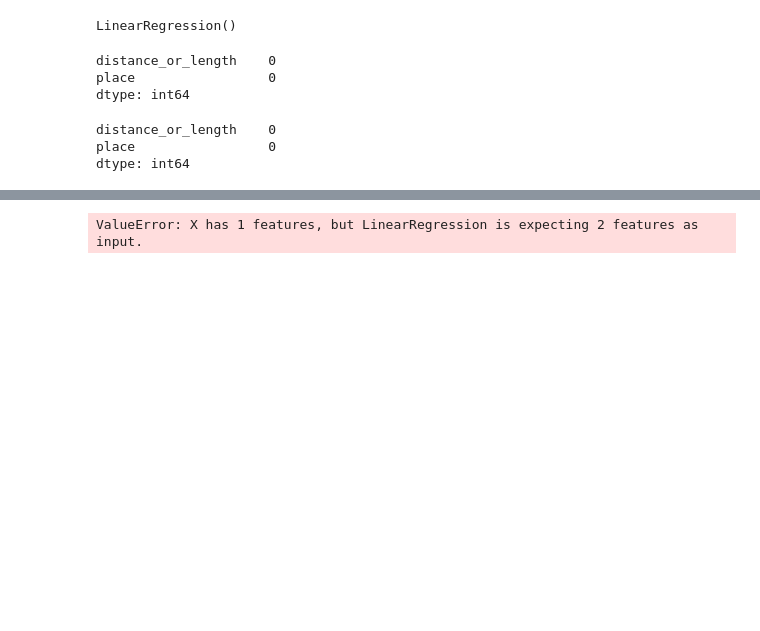
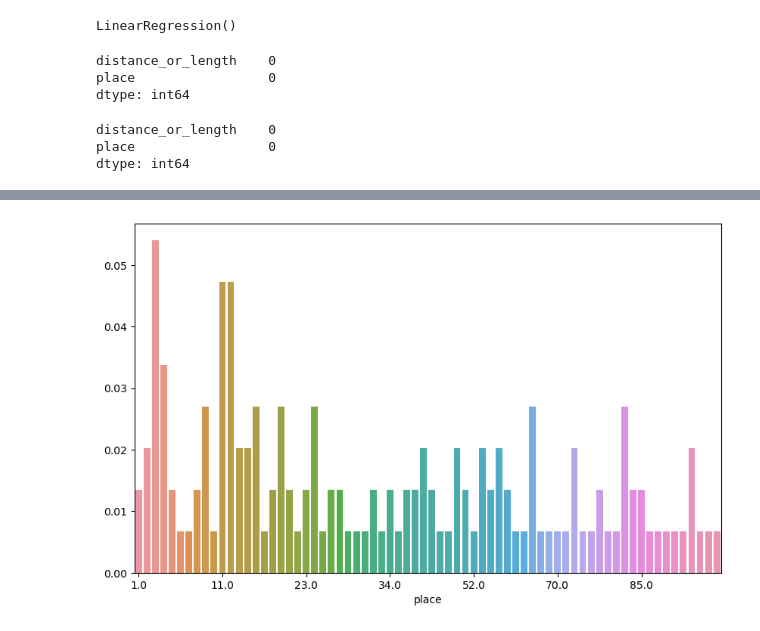
Before and after one commit to dmshakur/ultra-running-data-analysis, a Jupyter notebook: notebooks/m_linear_regression_model.ipynb, the cells around one changed output, grey strips where cells are left out. Cells and saved outputs as stored; diff of their text form; code cells hidden in the pictures; blank space fills up the shorter version.

Commit message:
Contined work and experimentation on linear regression model.

```diff
--- a/notebooks/m_linear_regression_model.ipynb
+++ b/notebooks/m_linear_regression_model.ipynb
@@ -189,4 +189,24 @@ R^2 Score: 0.004265618762760159
-# %%
-hour_model.predict([[28], [0]])
-# %% [output]
-ValueError: X has 1 features, but LinearRegression is expecting 2 features as input.
+# %%
+dfc = df.copy()
+dfc['gender'] = dfc['gender'].astype('category').cat.codes
+filtered_df = dfc[
+    (dfc['age'] == 30) &
+    (dfc['gender'] == 0) &
+    (dfc['distance_or_length'] == 100) &
+    (dfc['place'] < 100)
+]
+prob_dist = filtered_df['place'].value_counts(normalize = True)
+# %%
+import matplotlib.pyplot as plt
+from matplotlib.ticker import MaxNLocator
+import seaborn as sns
+
+prob_dist = prob_dist.sort_index()
+
+plt.figure(figsize = (10, 6))
+sns.barplot(x=prob_dist.index, y = prob_dist.values)
+ax = plt.gca()
+
+ax.xaxis.set_major_locator(MaxNLocator(nbins = 8))
+# %% [output]
+[figure, added]
```
Also changed, not shown: parts of 3 cells of this notebook.
